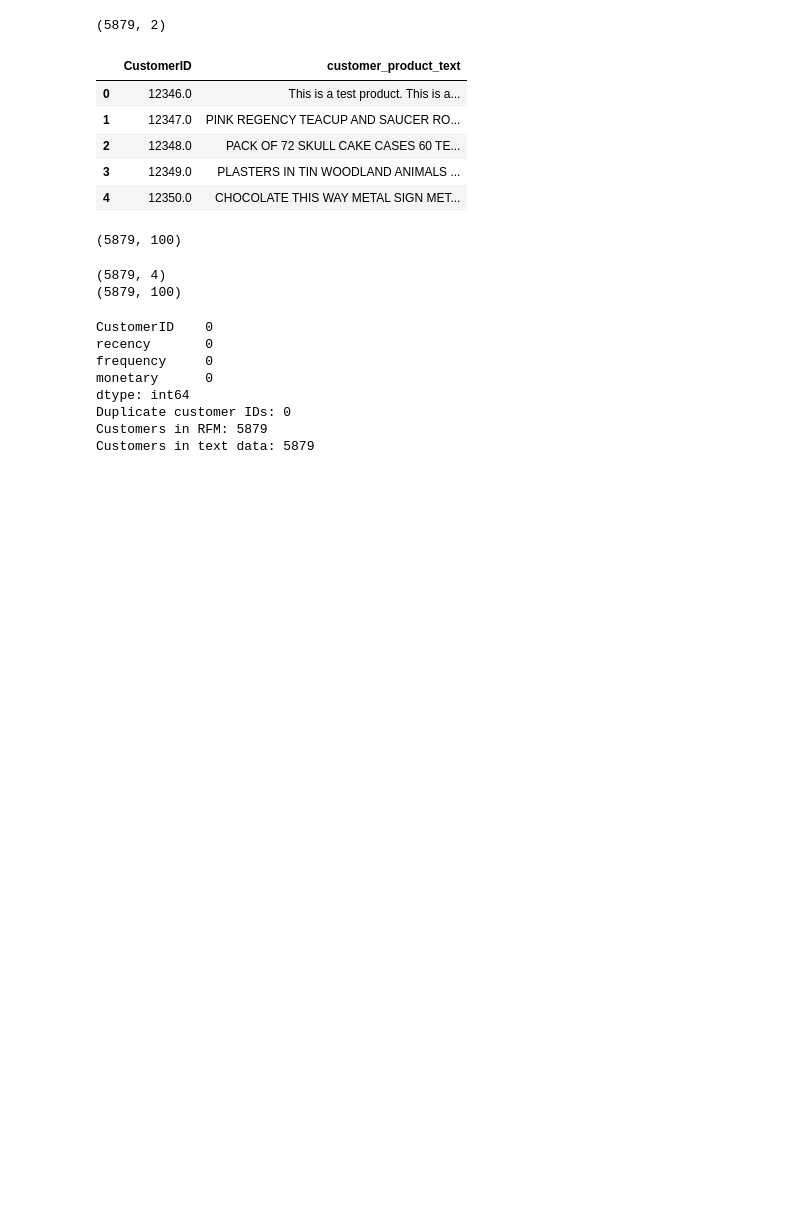
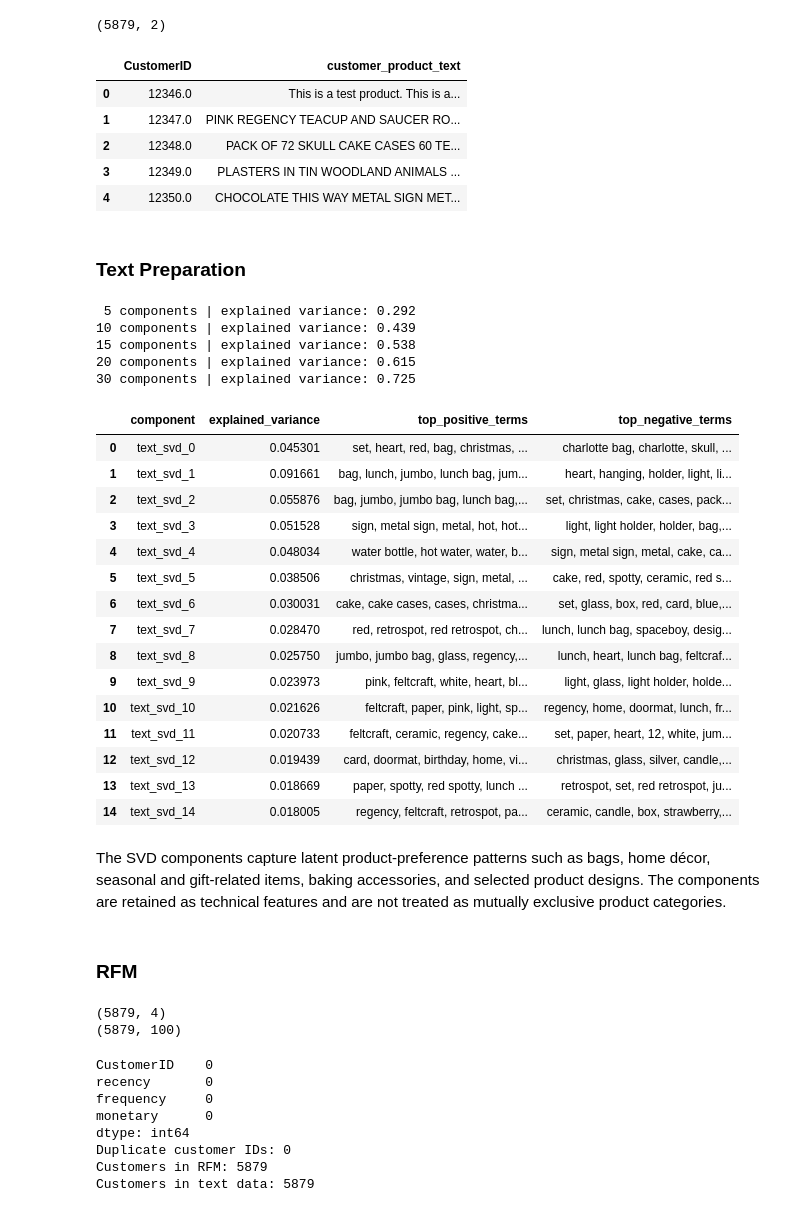
Before and after one commit to Thoericht/customer-segmentation-rfm-nlp, a Jupyter notebook: 02_notebooks/02_data_preparation.ipynb, the cells around one changed output. Cells and saved outputs as stored; diff of their text form; code cells hidden in the pictures; blank space fills up the shorter version.

Commit message:
updating notebooks on preparation, eda, clustering

```diff
--- a/02_notebooks/02_data_preparation.ipynb
+++ b/02_notebooks/02_data_preparation.ipynb
@@ -427,7 +411,10 @@ customer_text.head()
 | 2 | 12348.0 | PACK OF 72 SKULL CAKE CASES 60 TE... |
 | 3 | 12349.0 | PLASTERS IN TIN WOODLAND ANIMALS ... |
 | 4 | 12350.0 | CHOCOLATE THIS WAY METAL SIGN MET... |
+# %% [markdown]
+### Text Preparation
 # %%
+# TfidfVectorizer
 vectorizer = TfidfVectorizer(
     lowercase=True,
     stop_words="english",
@@ -443,6 +430,74 @@ X_text_customer = vectorizer.fit_transform(
 
 customer_ids_text = customer_text["CustomerID"].to_numpy()
 
-print(X_text_customer.shape)
+components_to_test = [5, 10, 15, 20, 30]
+
+# TruncatedSVD
+for n_components in components_to_test:
+    svd = TruncatedSVD(n_components=n_components, random_state=42)
+    X_reduced = svd.fit_transform(X_text_customer)
+
+    print(
+        f"{n_components:>2} components | "
+        f"explained variance: {svd.explained_variance_ratio_.sum():.3f}"
+    )
 # %% [output]
-(5879, 100)
+ 5 components | explained variance: 0.292
+10 components | explained variance: 0.439
+15 components | explained variance: 0.538
+20 components | explained variance: 0.615
+30 components | explained variance: 0.725
+# %%
+# Decision for a Test with 15 Components
+
+svd = TruncatedSVD(n_components=15, n_iter=7, random_state=42)
+X_text_svd = svd.fit_transform(X_text_customer)
+
+text_svd_df = pd.DataFrame(
+    X_text_svd,
+    columns=[f"text_svd_{i:02d}" for i in range(X_text_svd.shape[1])]
+)
+
+def show_svd_terms(svd_model, feature_names, top_n=10):
+    rows = []
+
+    for i, component in enumerate(svd_model.components_):
+        top_positive_idx = component.argsort()[-top_n:][::-1]
+        top_negative_idx = component.argsort()[:top_n]
+
+        rows.append({
+            "component": f"text_svd_{i}",
+            "explained_variance": svd_model.explained_variance_ratio_[i],
+            "top_positive_terms": ", ".join(feature_names[top_positive_idx]),
+            "top_negative_terms": ", ".join(feature_names[top_negative_idx])
+        })
+
+    return pd.DataFrame(rows)
+
+feature_names = np.array(vectorizer.get_feature_names_out())
+
+svd_terms = show_svd_terms(
+    svd_model=svd,
+    feature_names=feature_names,
+    top_n=20
+)
+display(svd_terms)
+# %% [output]
+|  | component | explained_variance | top_positive_terms | top_negative_terms |
+| 0 | text_svd_0 | 0.045301 | set, heart, red, bag, christmas, ... | charlotte bag, charlotte, skull, ... |
+| 1 | text_svd_1 | 0.091661 | bag, lunch, jumbo, lunch bag, jum... | heart, hanging, holder, light, li... |
+| 2 | text_svd_2 | 0.055876 | bag, jumbo, jumbo bag, lunch bag,... | set, christmas, cake, cases, pack... |
+| 3 | text_svd_3 | 0.051528 | sign, metal sign, metal, hot, hot... | light, light holder, holder, bag,... |
+| 4 | text_svd_4 | 0.048034 | water bottle, hot water, water, b... | sign, metal sign, metal, cake, ca... |
+| 5 | text_svd_5 | 0.038506 | christmas, vintage, sign, metal, ... | cake, red, spotty, ceramic, red s... |
+| 6 | text_svd_6 | 0.030031 | cake, cake cases, cases, christma... | set, glass, box, red, card, blue,... |
+| 7 | text_svd_7 | 0.028470 | red, retrospot, red retrospot, ch... | lunch, lunch bag, spaceboy, desig... |
+| 8 | text_svd_8 | 0.025750 | jumbo, jumbo bag, glass, regency,... | lunch, heart, lunch bag, feltcraf... |
+| 9 | text_svd_9 | 0.023973 | pink, feltcraft, white, heart, bl... | light, glass, light holder, holde... |
+| 10 | text_svd_10 | 0.021626 | feltcraft, paper, pink, light, sp... | regency, home, doormat, lunch, fr... |
+| 11 | text_svd_11 | 0.020733 | feltcraft, ceramic, regency, cake... | set, paper, heart, 12, white, jum... |
+| 12 | text_svd_12 | 0.019439 | card, doormat, birthday, home, vi... | christmas, glass, silver, candle,... |
+| 13 | text_svd_13 | 0.018669 | paper, spotty, red spotty, lunch ... | retrospot, set, red retrospot, ju... |
+| 14 | text_svd_14 | 0.018005 | regency, feltcraft, retrospot, pa... | ceramic, candle, box, strawberry,... |
+# %% [markdown]
+The SVD components capture latent product-preference patterns such as bags, home décor, seasonal and gift-related items, baking accessories, and selected product designs. The components are retained as technical features and are not treated as mutually exclusive product categories.
@@ -449,3 +511,5 @@ print(X_text_customer.shape)
+# %% [markdown]
+### RFM
 # %%
 rfm_customer = (
     rfm_customer
```
Also changed, not shown: parts of 17 cells of this notebook, 2 other files.
